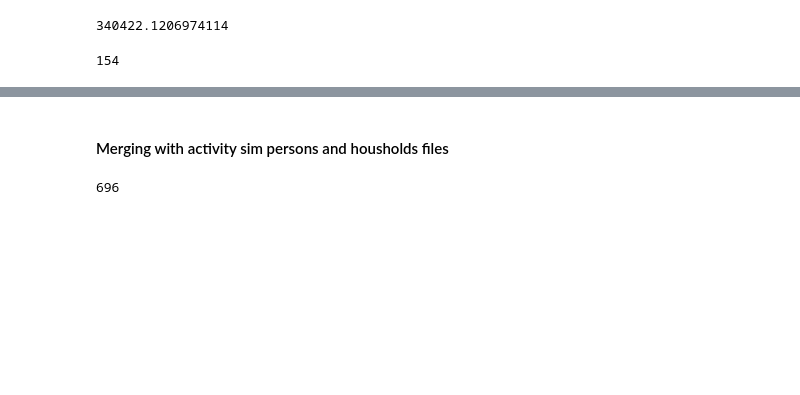
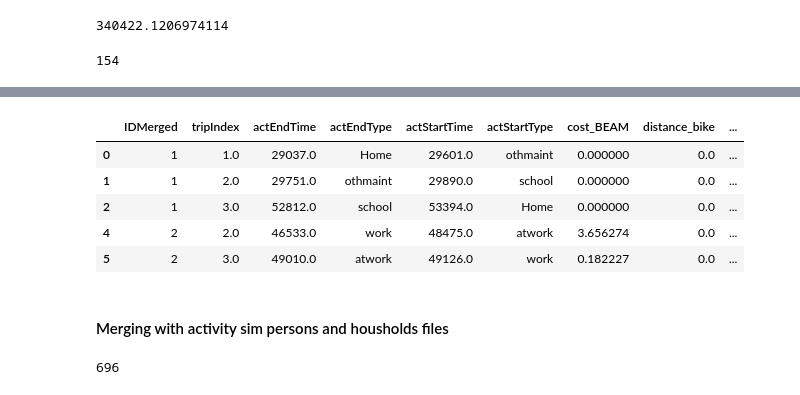
Before and after one commit to LBNL-UCB-STI/beam-core-analysis, a Jupyter notebook: Users/Nazanin/Person_Trip_Level_BEAM_SF.ipynb, the cells around one changed output, grey strips where cells are left out. Cells and saved outputs as stored; diff of their text form; code cells hidden in the pictures; blank space fills up the shorter version.

```diff
--- a/Users/Nazanin/Person_Trip_Level_BEAM_SF.ipynb
+++ b/Users/Nazanin/Person_Trip_Level_BEAM_SF.ipynb
@@ -426,3 +435,12 @@ Person_Trip_eventsSF.head(100000).to_csv('C:/Shared-Work/Data/CleanData/Person_T
+# %%
+Person_Trip_eventsSF.head()
+# %% [output]
+|  | IDMerged | tripIndex | actEndTime | actEndType | actStartTime | actStartType | cost_BEAM | distance_bike | ... |
+| 0 | 1 | 1.0 | 29037.0 | Home | 29601.0 | othmaint | 0.000000 | 0.0 | ... |
+| 1 | 1 | 2.0 | 29751.0 | othmaint | 29890.0 | school | 0.000000 | 0.0 | ... |
+| 2 | 1 | 3.0 | 52812.0 | school | 53394.0 | Home | 0.000000 | 0.0 | ... |
+| 4 | 2 | 2.0 | 46533.0 | work | 48475.0 | atwork | 3.656274 | 0.0 | ... |
+| 5 | 2 | 3.0 | 49010.0 | atwork | 49126.0 | work | 0.182227 | 0.0 | ... |
 # %% [markdown]
 #### Merging with activity sim persons and housholds files
 # %%
```
Also changed, not shown: parts of 11 cells of this notebook.
